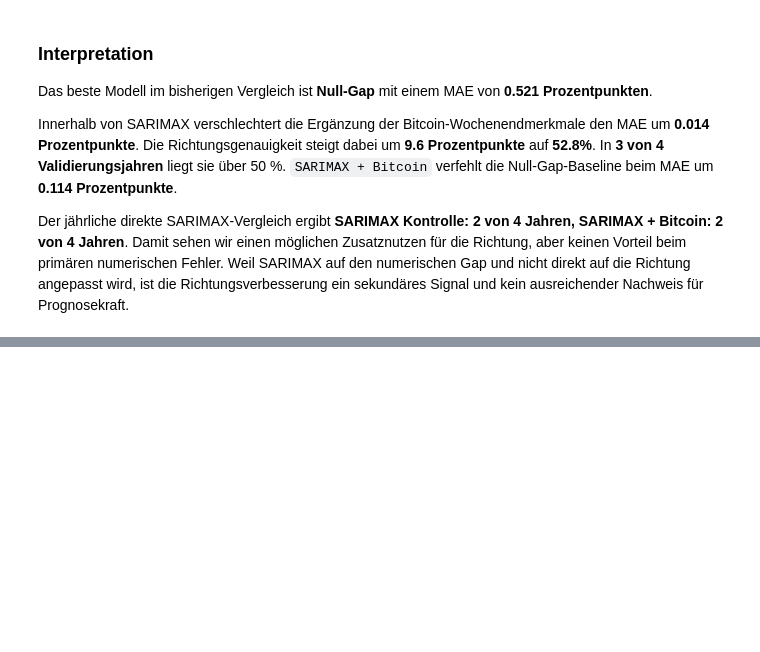
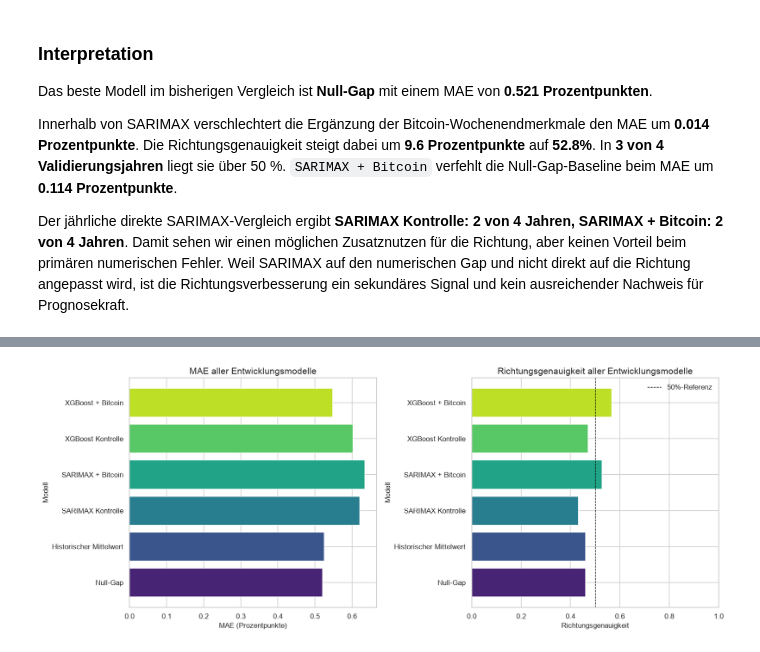
Before and after one commit to Steff72/CSP1, a Jupyter notebook: notebooks/btc_weekend_qqq_forecasting.ipynb, the cells around one changed output, grey strips where cells are left out. Drawn from its saved outputs; the diff is of its cells as text; code cells hidden in the pictures; blank space fills up the shorter version.

```diff
--- a/notebooks/btc_weekend_qqq_forecasting.ipynb
+++ b/notebooks/btc_weekend_qqq_forecasting.ipynb
@@ -101,7 +101,9 @@ FORECAST_TIMEZONE = "America/New_York"
 BINANCE_SYMBOL = "BTCUSDT"
 BINANCE_INTERVAL = "1h"
 CHRONOS_MODEL_ID = "amazon/chronos-2"
-XGBOOST_N_JOBS = max(1, min(4, os.cpu_count() or 1))
+# Repeated macOS walk-forward fits are more stable with one OpenMP worker
+XGBOOST_N_JOBS = 1
+os.environ["OMP_NUM_THREADS"] = str(XGBOOST_N_JOBS)
 
 # Validate the fixed and fully completed data range
 data_end_timestamp = pd.Timestamp(DATA_END_DATE)
@@ -1653,7 +1655,7 @@ Prognosedaten beider Modelle. Zusätzlich zeigen wir die Werte je
 Validierungsjahr, damit ein einzelnes Marktjahr das Gesamtergebnis
 nicht unbemerkt bestimmt.
 # %%
-def summarize_baseline_metrics(frame):
+def summarize_model_metrics(frame):
     # Aggregate both simple metrics on one prediction sample
     return pd.Series(
         {
@@ -1672,7 +1674,7 @@ def summarize_baseline_metrics(frame):
 
 baseline_metric_rows = []
 for model_name, model_frame in baseline_predictions.groupby("model"):
-    metrics = summarize_baseline_metrics(model_frame)
+    metrics = summarize_model_metrics(model_frame)
     baseline_metric_rows.append(
         {
             "Modell": model_name,
@@ -1687,7 +1689,7 @@ fold_metric_rows = []
 for (fold, model_name), fold_frame in baseline_predictions.groupby(
     ["fold", "model"]
 ):
-    metrics = summarize_baseline_metrics(fold_frame)
+    metrics = summarize_model_metrics(fold_frame)
     fold_metric_rows.append(
         {
             "Validierungsjahr": fold,
@@ -2131,7 +2133,7 @@ comparison_predictions = pd.concat(
 
 comparison_metric_rows = []
 for model_name, model_frame in comparison_predictions.groupby("model"):
-    metrics = summarize_baseline_metrics(model_frame)
+    metrics = summarize_model_metrics(model_frame)
     comparison_metric_rows.append(
         {
             "Modell": model_name,
@@ -2146,7 +2148,7 @@ comparison_fold_rows = []
 for (fold, model_name), fold_frame in comparison_predictions.groupby(
     ["fold", "model"]
 ):
-    metrics = summarize_baseline_metrics(fold_frame)
+    metrics = summarize_model_metrics(fold_frame)
     comparison_fold_rows.append(
         {
             "Validierungsjahr": fold,
@@ -2363,0 +2689,52 @@ der linearen SARIMAX-Spezifikation nicht erfasst werden.
+# %%
+# Plot all implemented models in one consistently ordered comparison
+all_model_order = [
+    "Null-Gap",
+    "Historischer Mittelwert",
+    "SARIMAX Kontrolle",
+    "SARIMAX + Bitcoin",
+    "XGBoost Kontrolle",
+    "XGBoost + Bitcoin",
+]
+all_model_colors = [
+    VIRIDIS(position)
+    for position in np.linspace(0.10, 0.90, len(all_model_order))
+]
+all_model_plot = all_model_metrics.set_index("Modell").loc[
+    all_model_order
+]
+
+fig, axes = plt.subplots(1, 2, figsize=(15, 6))
+
+axes[0].barh(
+    all_model_order,
+    all_model_plot["MAE (Prozentpunkte)"],
+    color=all_model_colors,
+)
+axes[0].set_title("MAE aller Entwicklungsmodelle")
+axes[0].set_xlabel("MAE (Prozentpunkte)")
+axes[0].set_ylabel("Modell")
+axes[0].set_xlim(left=0)
+
+axes[1].barh(
+    all_model_order,
+    all_model_plot["Richtungsgenauigkeit"],
+    color=all_model_colors,
+)
+axes[1].axvline(
+    0.5,
+    color="black",
+    linewidth=0.9,
+    linestyle="--",
+    label="50%-Referenz",
+)
+axes[1].set_title("Richtungsgenauigkeit aller Entwicklungsmodelle")
+axes[1].set_xlabel("Richtungsgenauigkeit")
+axes[1].set_ylabel("Modell")
+axes[1].set_xlim(0, 1)
+axes[1].legend()
+
+fig.tight_layout()
+plt.show()
+# %% [output]
+[figure, added]
```
Also changed, not shown: parts of 12 cells of this notebook, 1 other file.
